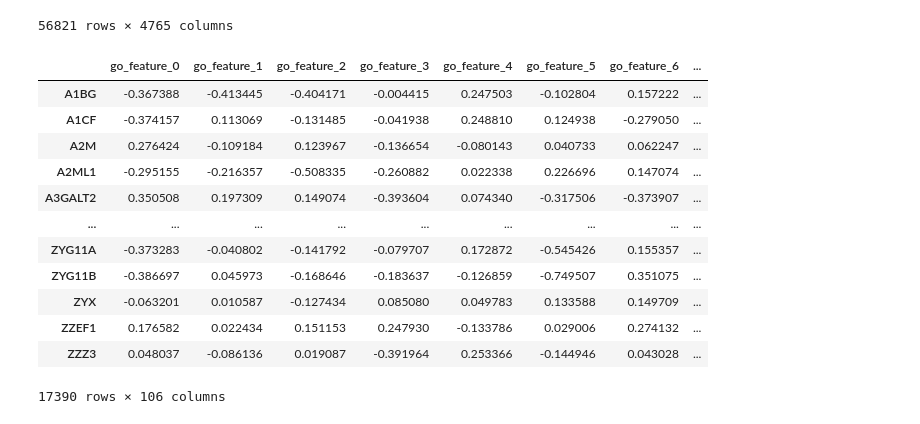
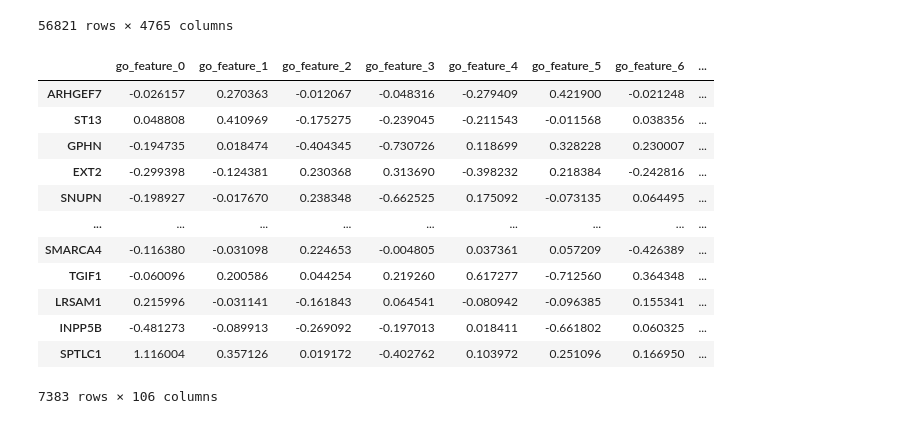
Before and after one commit to Craven-Biostat-Lab/morphology-prediction, a Jupyter notebook: skl-models/profile-prediction.ipynb, the cells around one changed output. Saved outputs shown, nothing was run; the diff lists cells and outputs as text; code cells hidden in the pictures.

```diff
--- a/skl-models/profile-prediction.ipynb
+++ b/skl-models/profile-prediction.ipynb
@@ -179,32 +179,32 @@ normalized_profiles
 # %%
 gene_features = (
     go_embedding
-        .merge(
-            abundance_df,
-            how='inner',
-            left_index=True,
-            right_index=True
-        )
-        .merge(
-            sc_df,
-            how='inner',
-            left_index=True,
-            right_index=True
-        )
+    .merge(
+        abundance_df,
+        how='inner',
+        left_index=True,
+        right_index=True
+    )
+    .merge(
+        sc_df,
+        how='inner',
+        left_index=True,
+        right_index=True
+    )
+    .filter(knockouts.values, axis='index')
 )
-gene_features.filter(knockouts.values)
 gene_features
 # %% [output]
 |  | go_feature_0 | go_feature_1 | go_feature_2 | go_feature_3 | go_feature_4 | go_feature_5 | go_feature_6 | ... |
-| A1BG | -0.367388 | -0.413445 | -0.404171 | -0.004415 | 0.247503 | -0.102804 | 0.157222 | ... |
-| A1CF | -0.374157 | 0.113069 | -0.131485 | -0.041938 | 0.248810 | 0.124938 | -0.279050 | ... |
-| A2M | 0.276424 | -0.109184 | 0.123967 | -0.136654 | -0.080143 | 0.040733 | 0.062247 | ... |
-| A2ML1 | -0.295155 | -0.216357 | -0.508335 | -0.260882 | 0.022338 | 0.226696 | 0.147074 | ... |
-| A3GALT2 | 0.350508 | 0.197309 | 0.149074 | -0.393604 | 0.074340 | -0.317506 | -0.373907 | ... |
+| ARHGEF7 | -0.026157 | 0.270363 | -0.012067 | -0.048316 | -0.279409 | 0.421900 | -0.021248 | ... |
+| ST13 | 0.048808 | 0.410969 | -0.175275 | -0.239045 | -0.211543 | -0.011568 | 0.038356 | ... |
+| GPHN | -0.194735 | 0.018474 | -0.404345 | -0.730726 | 0.118699 | 0.328228 | 0.230007 | ... |
+| EXT2 | -0.299398 | -0.124381 | 0.230368 | 0.313690 | -0.398232 | 0.218384 | -0.242816 | ... |
+| SNUPN | -0.198927 | -0.017670 | 0.238348 | -0.662525 | 0.175092 | -0.073135 | 0.064495 | ... |
 | ... | ... | ... | ... | ... | ... | ... | ... | ... |
-| ZYG11A | -0.373283 | -0.040802 | -0.141792 | -0.079707 | 0.172872 | -0.545426 | 0.155357 | ... |
-| ZYG11B | -0.386697 | 0.045973 | -0.168646 | -0.183637 | -0.126859 | -0.749507 | 0.351075 | ... |
-| ZYX | -0.063201 | 0.010587 | -0.127434 | 0.085080 | 0.049783 | 0.133588 | 0.149709 | ... |
-| ZZEF1 | 0.176582 | 0.022434 | 0.151153 | 0.247930 | -0.133786 | 0.029006 | 0.274132 | ... |
-| ZZZ3 | 0.048037 | -0.086136 | 0.019087 | -0.391964 | 0.253366 | -0.144946 | 0.043028 | ... |
+| SMARCA4 | -0.116380 | -0.031098 | 0.224653 | -0.004805 | 0.037361 | 0.057209 | -0.426389 | ... |
+| TGIF1 | -0.060096 | 0.200586 | 0.044254 | 0.219260 | 0.617277 | -0.712560 | 0.364348 | ... |
+| LRSAM1 | 0.215996 | -0.031141 | -0.161843 | 0.064541 | -0.080942 | -0.096385 | 0.155341 | ... |
+| INPP5B | -0.481273 | -0.089913 | -0.269092 | -0.197013 | 0.018411 | -0.661802 | 0.060325 | ... |
+| SPTLC1 | 1.116004 | 0.357126 | 0.019172 | -0.402762 | 0.103972 | 0.251096 | 0.166950 | ... |
-17390 rows × 106 columns
+7383 rows × 106 columns
```
Also changed, not shown: parts of 12 cells of this notebook.
